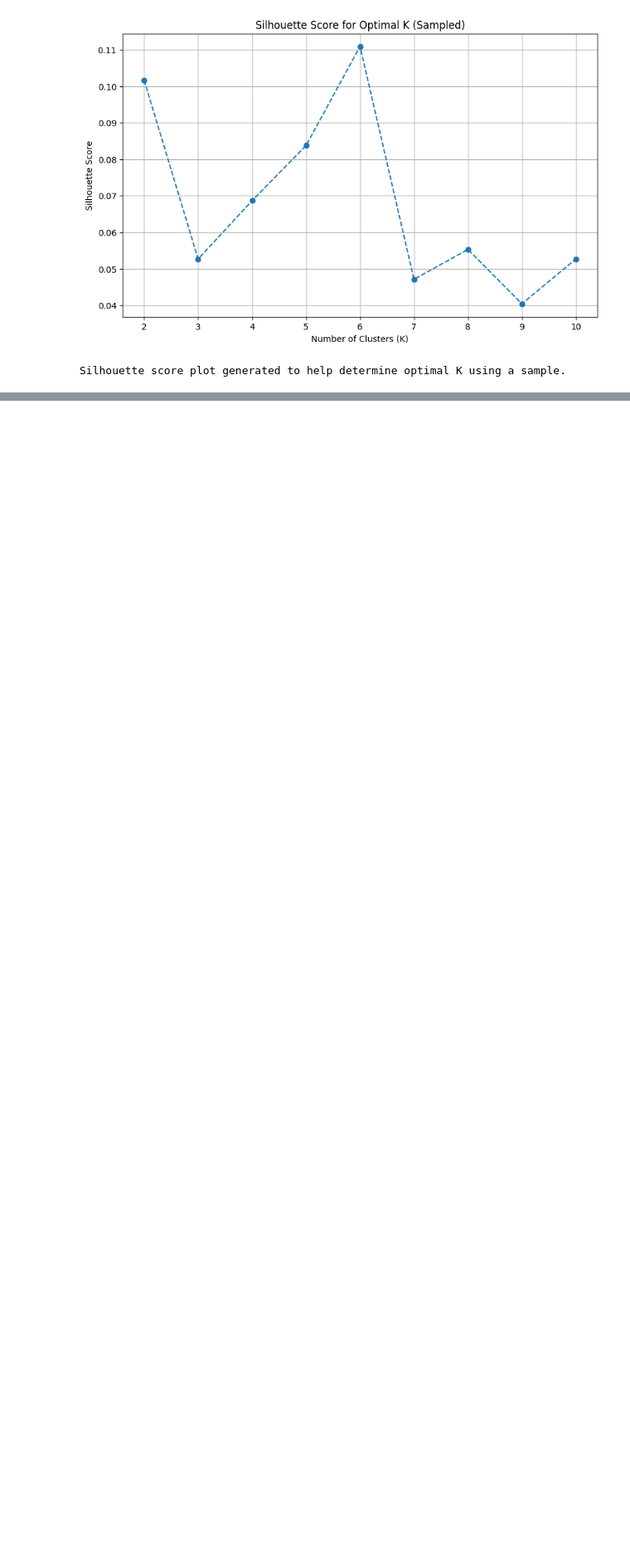
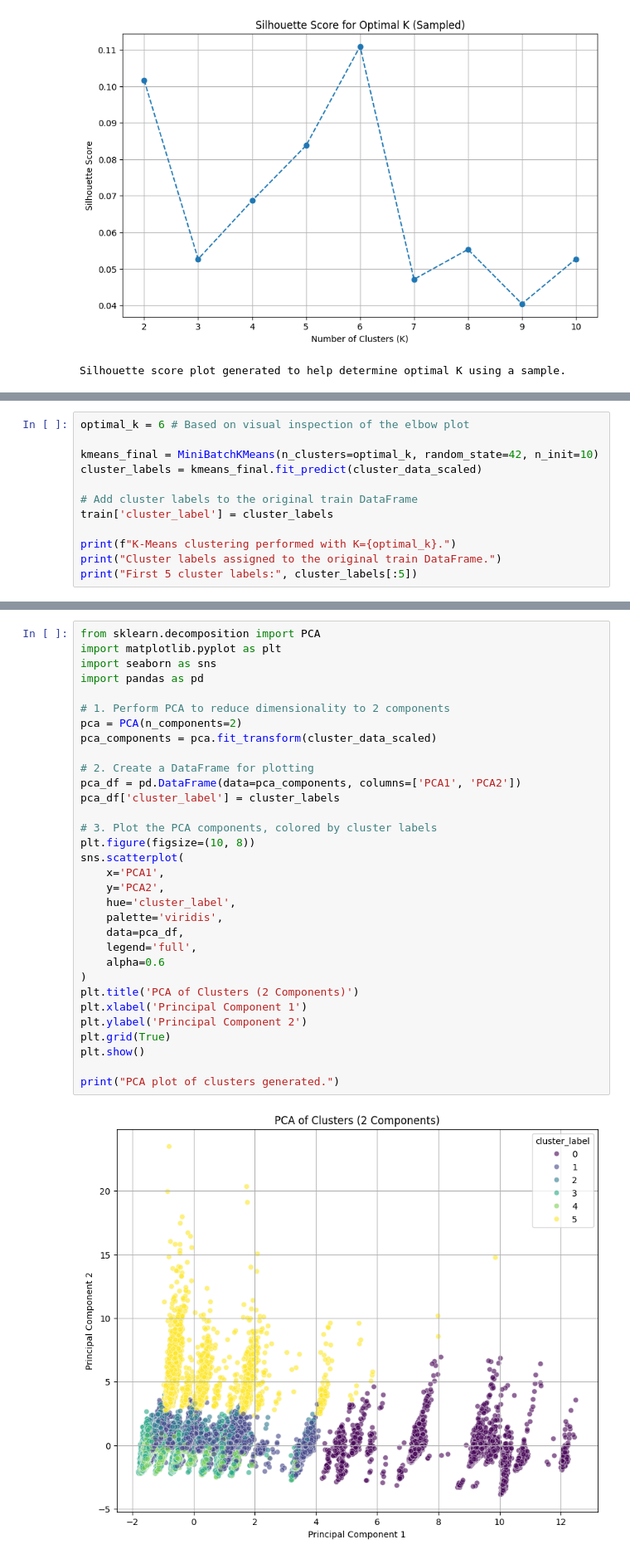
Before and after one commit to joezein71/AIHC-5010-Winter-2026, a Jupyter notebook: 20260122_assignment1_colab_workflow_zein.ipynb, the cells around one changed output, grey strips where cells are left out. Shown at 83% size. Drawn from its saved outputs; the diff is of its cells as text; blank space fills up the shorter version.

```diff
--- a/20260122_assignment1_colab_workflow_zein.ipynb
+++ b/20260122_assignment1_colab_workflow_zein.ipynb
@@ -3353,0 +3877,12 @@ Silhouette score plot generated to help determine optimal K using a sample.
+# %%
+optimal_k = 6 # Based on visual inspection of the elbow plot
+
+kmeans_final = MiniBatchKMeans(n_clusters=optimal_k, random_state=42, n_init=10)
+cluster_labels = kmeans_final.fit_predict(cluster_data_scaled)
+
+# Add cluster labels to the original train DataFrame
+train['cluster_label'] = cluster_labels
+
+print(f"K-Means clustering performed with K={optimal_k}.")
+print("Cluster labels assigned to the original train DataFrame.")
+print("First 5 cluster labels:", cluster_labels[:5])
@@ -3353,0 +3960,34 @@ Silhouette score plot generated to help determine optimal K using a sample.
+# %%
+from sklearn.decomposition import PCA
+import matplotlib.pyplot as plt
+import seaborn as sns
+import pandas as pd
+
+# 1. Perform PCA to reduce dimensionality to 2 components
+pca = PCA(n_components=2)
+pca_components = pca.fit_transform(cluster_data_scaled)
+
+# 2. Create a DataFrame for plotting
+pca_df = pd.DataFrame(data=pca_components, columns=['PCA1', 'PCA2'])
+pca_df['cluster_label'] = cluster_labels
+
+# 3. Plot the PCA components, colored by cluster labels
+plt.figure(figsize=(10, 8))
+sns.scatterplot(
+    x='PCA1',
+    y='PCA2',
+    hue='cluster_label',
+    palette='viridis',
+    data=pca_df,
+    legend='full',
+    alpha=0.6
+)
+plt.title('PCA of Clusters (2 Components)')
+plt.xlabel('Principal Component 1')
+plt.ylabel('Principal Component 2')
+plt.grid(True)
+plt.show()
+
+print("PCA plot of clusters generated.")
+# %% [output]
+[figure, added]
```
Also changed, not shown: parts of 44 cells of this notebook.
